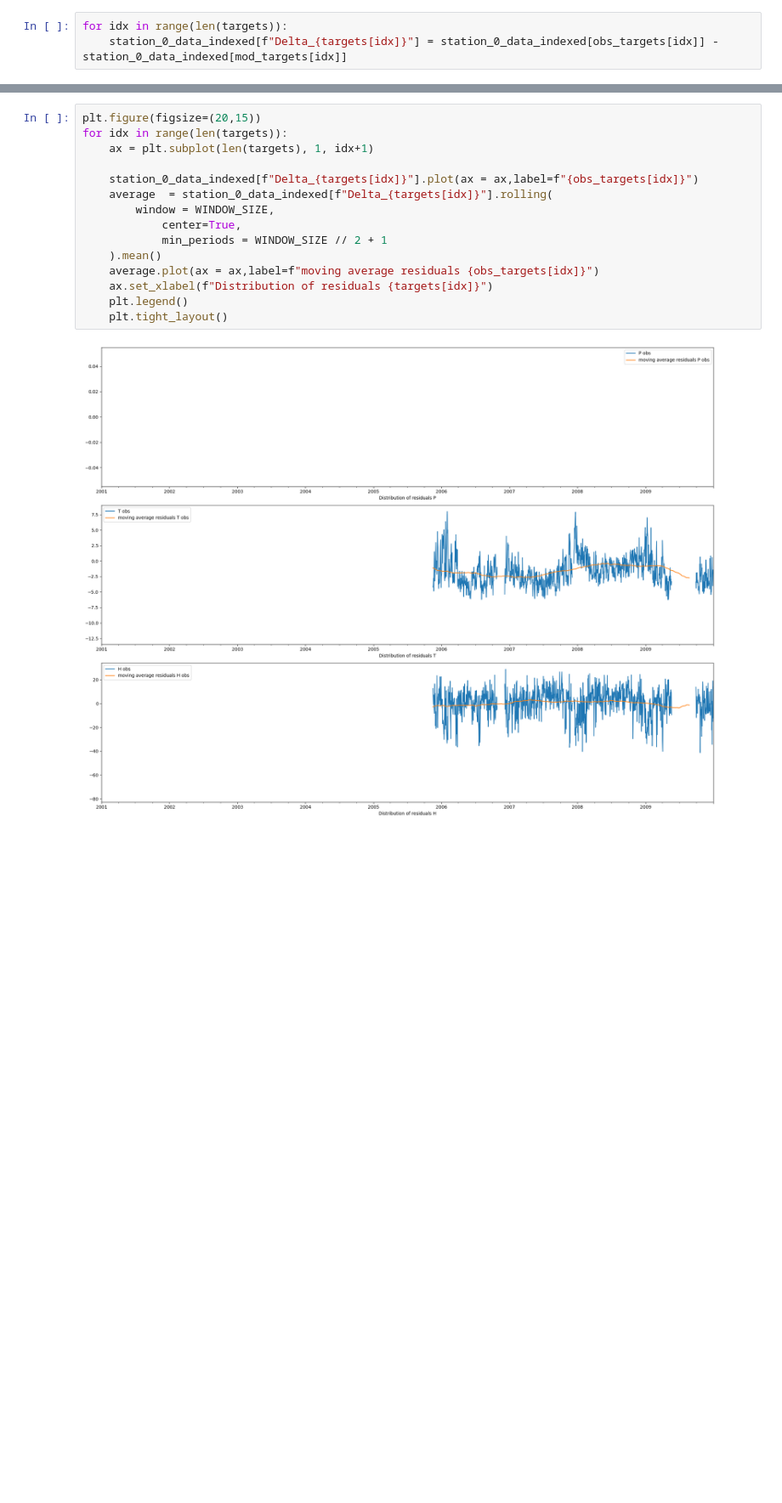
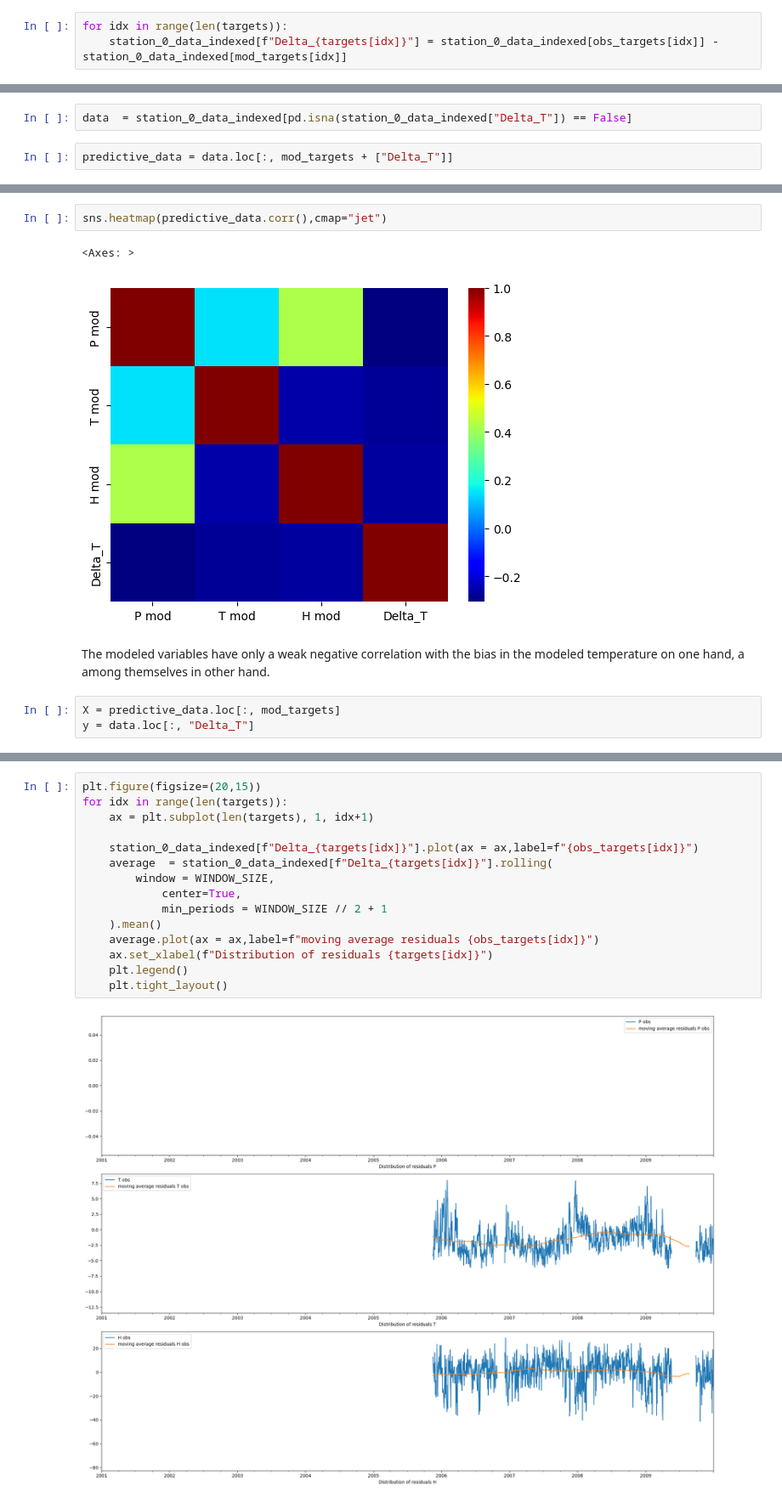
Before and after one commit to AIEnthousiast/Bias_Correction_Model, a Jupyter notebook: MasterNotebook.ipynb, the cells around one changed output, grey strips where cells are left out. Shown at 85% size. Cells and saved outputs as stored; diff of their text form; blank space fills up the shorter version.

```diff
--- a/MasterNotebook.ipynb
+++ b/MasterNotebook.ipynb
@@ -176,0 +222,4 @@ for idx in range(len(targets)):
+# %%
+data  = station_0_data_indexed[pd.isna(station_0_data_indexed["Delta_T"]) == False]
+# %%
+predictive_data = data.loc[:, mod_targets + ["Delta_T"]]
@@ -176,0 +234,10 @@ for idx in range(len(targets)):
+# %%
+sns.heatmap(predictive_data.corr(),cmap="jet")
+# %% [output]
+<Axes: >
+[figure, added]
+# %% [markdown]
+The modeled variables have only  a  weak negative correlation with the bias in the modeled temperature on one hand, a among themselves in other hand.
+# %%
+X = predictive_data.loc[:, mod_targets]
+y = data.loc[:, "Delta_T"]
```
Also changed, not shown: parts of 13 cells of this notebook, 1 other file.
